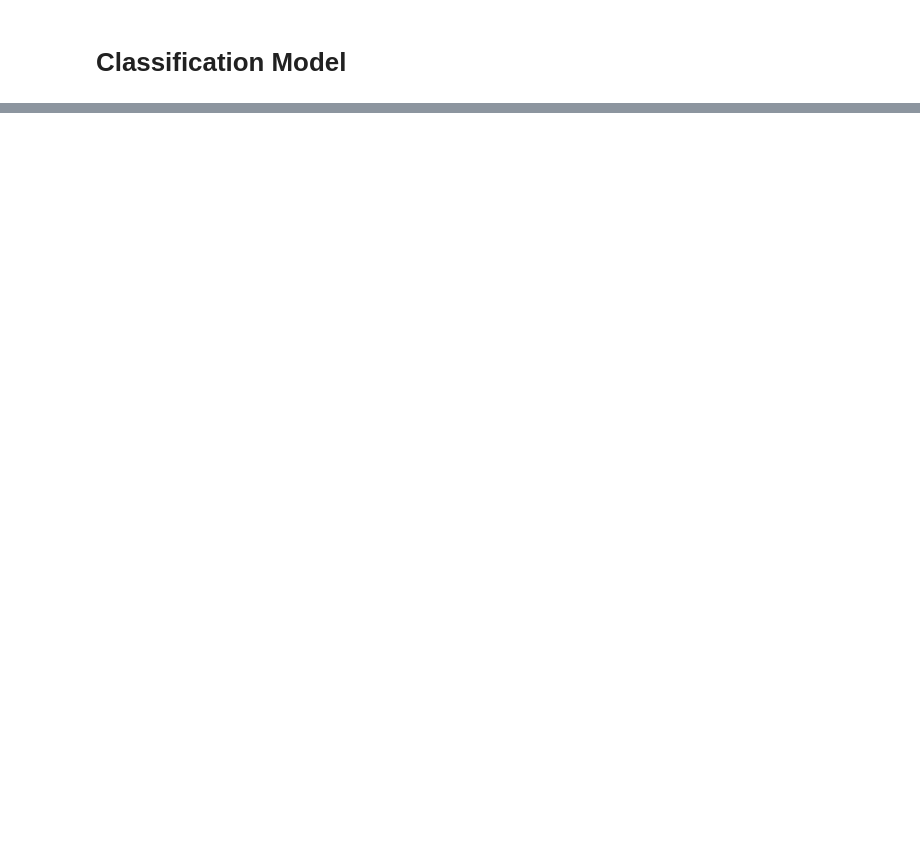
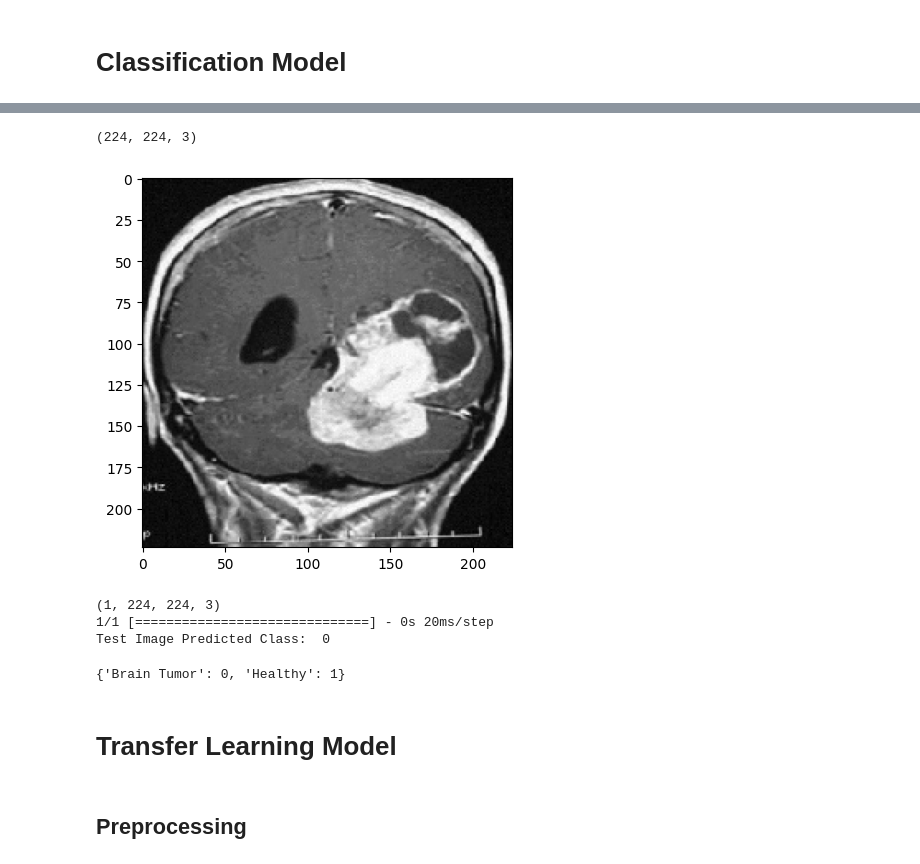
Before and after one commit to akshayyewle/Machine-Vision, a Jupyter notebook: 11 Brain Tumour Detection/Python Notebook.ipynb, the cells around one changed output, grey strips where cells are left out. Saved outputs shown, nothing was run; the diff lists cells and outputs as text; code cells hidden in the pictures; blank space fills up the shorter version.

```diff
--- a/11 Brain Tumour Detection/Python Notebook.ipynb
+++ b/11 Brain Tumour Detection/Python Notebook.ipynb
@@ -287,0 +357,7 @@ AttributeError: 'Sequential' object has no attribute 'fit_generator'
+# %%
+from keras.models import load_model
+Model_Copy = load_model('best_model.h5')
+
+Model_Test_Data = Model_Copy.evaluate(Test_Data)
+print("Test Loss: ", Model_Test_Data[0])
+print("Test Accuracy: ", Model_Test_Data[1])
@@ -287,0 +368,35 @@ AttributeError: 'Sequential' object has no attribute 'fit_generator'
+# %%
+from keras.preprocessing.image import load_img, img_to_array
+
+# Test_Image_Path = "Input Data\\Test\\Healthy\\Not Cancer  (1).jpeg"
+Test_Image_Path = 'Input Data\Test\Brain Tumor\Cancer (86).tif'
+Test_Image = load_img(Test_Image_Path, target_size=(224, 224))
+
+Test_Image_Array = img_to_array(Test_Image)/255
+print(Test_Image_Array.shape)
+plt.imshow(Test_Image_Array)
+plt.show()
+
+# Reshape To Include Batch Size = 1 (Only 1 Test Image)
+# Method 01
+# Test_Image_Array = Test_Image_Array.reshape(1, Test_Image_Array.shape[0],Test_Image_Array.shape[1],Test_Image_Array.shape[2])
+# Method 02
+Test_Image_Array = np.expand_dims(Test_Image_Array, axis=0)
+print(Test_Image_Array.shape)
+
+# Model Prediction
+Test_Image_Predict = Model_Copy.predict(Test_Image_Array)[0][0]
+Test_Image_Predict = int(round(Test_Image_Predict,0))
+print('Test Image Predicted Class: ',Test_Image_Predict)
+# %% [output]
+(224, 224, 3)
+[figure, added]
+(1, 224, 224, 3)
+1/1 [==============================] - 0s 20ms/step
+Test Image Predicted Class:  0
+# %%
+Train_Data.class_indices
+# %% [output]
+{'Brain Tumor': 0, 'Healthy': 1}
+# %% [markdown]
+# **Transfer Learning Model**
@@ -287,0 +405,2 @@ AttributeError: 'Sequential' object has no attribute 'fit_generator'
+# %% [markdown]
+## **Preprocessing**
```
Also changed, not shown: parts of 26 cells of this notebook, 3 other files.
